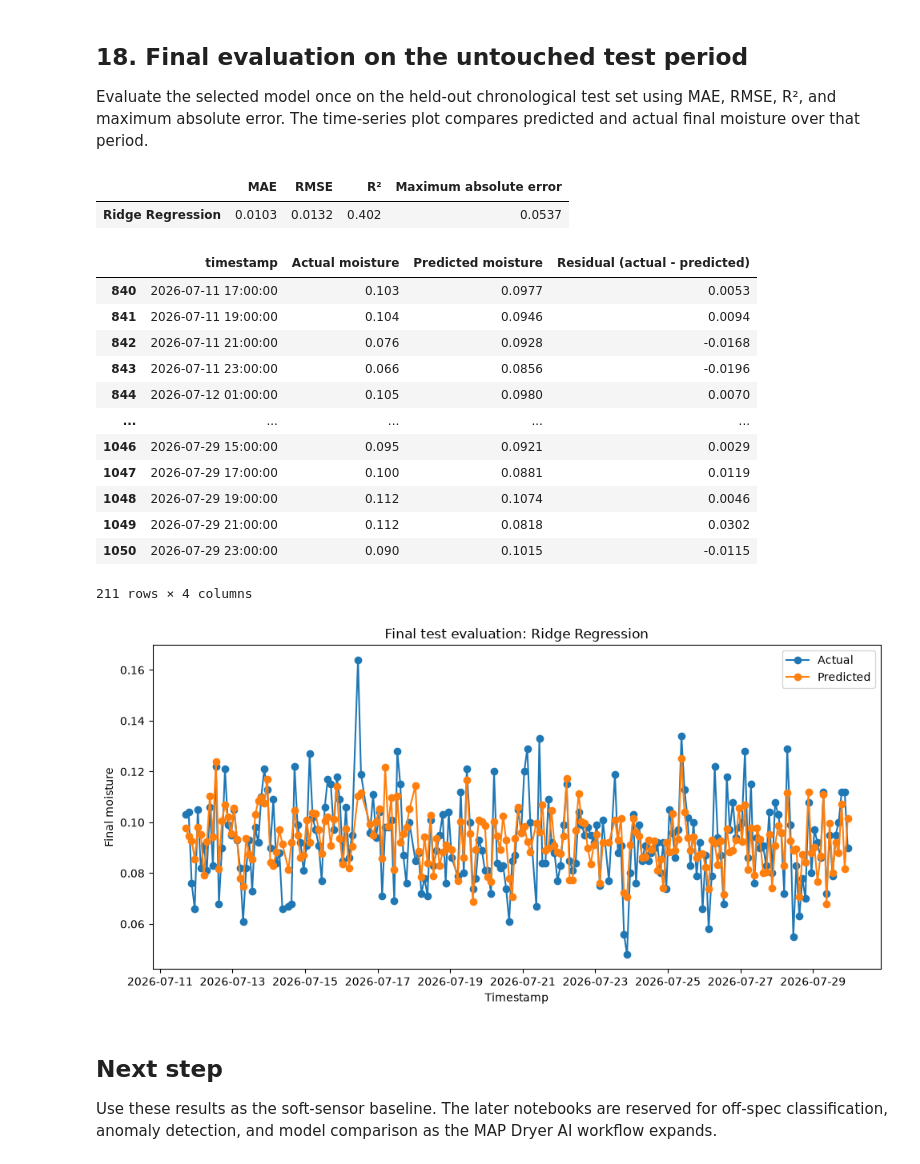
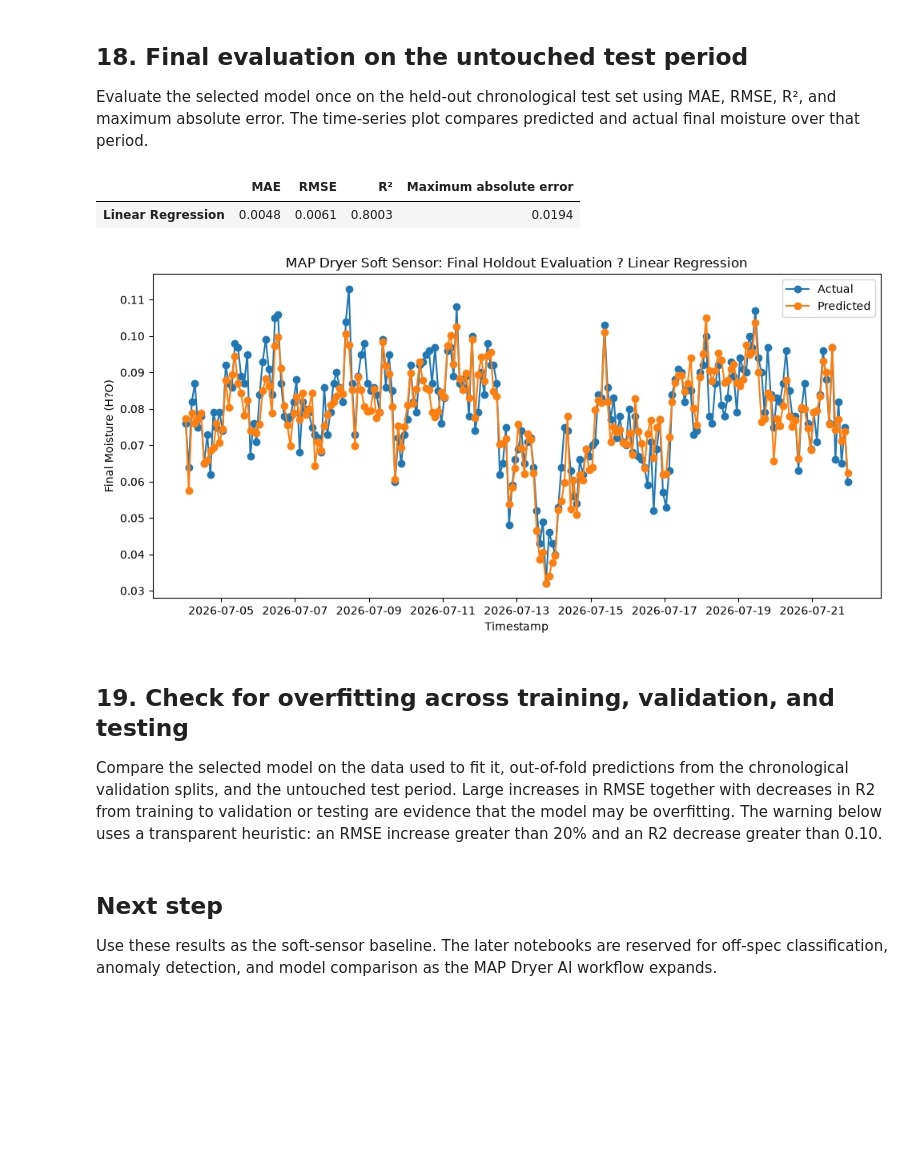
Before and after one commit to karimchaal911-web/PROJECTS, a Jupyter notebook: MAP-Dryer-AI/notebooks/03_Model1_SoftSensor.ipynb, the cells around one changed output. Cells and saved outputs as stored; diff of their text form; code cells hidden in the pictures; blank space fills up the shorter version.

Commit message:
Reorganize MAP dryer notebooks and refresh analyses

```diff
--- a/MAP-Dryer-AI/notebooks/03_Model1_SoftSensor.ipynb
+++ b/MAP-Dryer-AI/notebooks/03_Model1_SoftSensor.ipynb
@@ -67,7 +67,7 @@ FIGURE_OUTPUT_DIR.mkdir(parents=True, exist_ok=True)
 
 Read the dataset prepared in Notebook 02 and parse its temporal columns. This is the feature table used throughout the modelling workflow.
 # %%
-DATA_PATH = PROJECT_ROOT / "data" / "processed" / "dryerMAP_prototype_processed.csv"
+DATA_PATH = PROJECT_ROOT / "data" / "processed" / "dryerMAP_prototype_processed_2.csv"
 
 dryerMAP_model = pd.read_csv(
     DATA_PATH,
@@ -674,46 +674,36 @@ final_test_metrics = pd.DataFrame(
     index=[final_model_name],
 )
 
 final_test_predictions = pd.DataFrame(
     {
         "timestamp": dryerMAP_model.loc[y_test.index, "timestamp"],
         "Actual moisture": y_test,
         "Predicted moisture": y_pred_final,
         "Residual (actual - predicted)": y_test - y_pred_final,
     }
 )
 
 display(final_test_metrics.round(4))
-display(final_test_predictions.round(4))
 
 plt.figure(figsize=(10, 5))
 plt.plot(final_test_predictions["timestamp"], final_test_predictions["Actual moisture"], marker="o", label="Actual")
 plt.plot(final_test_predictions["timestamp"], final_test_predictions["Predicted moisture"], marker="o", label="Predicted")
 plt.title(f"MAP Dryer Soft Sensor: Final Holdout Evaluation ? {final_model_name}")
 plt.xlabel("Timestamp")
 plt.ylabel("Final Moisture (H?O)")
 plt.legend()
 plt.tight_layout()
 plt.savefig(
     FIGURE_OUTPUT_DIR / "05_final_holdout_predictions.png",
     dpi=300,
     bbox_inches="tight",
 )
 plt.show()
 # %% [output]
 |  | MAE | RMSE | R² | Maximum absolute error |
-| Ridge Regression | 0.0103 | 0.0132 | 0.402 | 0.0537 |
+| Linear Regression | 0.0048 | 0.0061 | 0.8003 | 0.0194 |
-|  | timestamp | Actual moisture | Predicted moisture | Residual (actual - predicted) |
-| 840 | 2026-07-11 17:00:00 | 0.103 | 0.0977 | 0.0053 |
-| 841 | 2026-07-11 19:00:00 | 0.104 | 0.0946 | 0.0094 |
-| 842 | 2026-07-11 21:00:00 | 0.076 | 0.0928 | -0.0168 |
-| 843 | 2026-07-11 23:00:00 | 0.066 | 0.0856 | -0.0196 |
-| 844 | 2026-07-12 01:00:00 | 0.105 | 0.0980 | 0.0070 |
-| ... | ... | ... | ... | ... |
-| 1046 | 2026-07-29 15:00:00 | 0.095 | 0.0921 | 0.0029 |
-| 1047 | 2026-07-29 17:00:00 | 0.100 | 0.0881 | 0.0119 |
-| 1048 | 2026-07-29 19:00:00 | 0.112 | 0.1074 | 0.0046 |
-| 1049 | 2026-07-29 21:00:00 | 0.112 | 0.0818 | 0.0302 |
-| 1050 | 2026-07-29 23:00:00 | 0.090 | 0.1015 | -0.0115 |
-211 rows × 4 columns
-[figure, old version]
+[figure, new version]
+# %% [markdown]
+## 19. Check for overfitting across training, validation, and testing
+
+Compare the selected model on the data used to fit it, out-of-fold predictions from the chronological validation splits, and the untouched test period. Large increases in RMSE together with decreases in R2 from training to validation or testing are evidence that the model may be overfitting. The warning below uses a transparent heuristic: an RMSE increase greater than 20% and an R2 decrease greater than 0.10.
```
Also changed, not shown: parts of 17 cells of this notebook, 19 other files.
